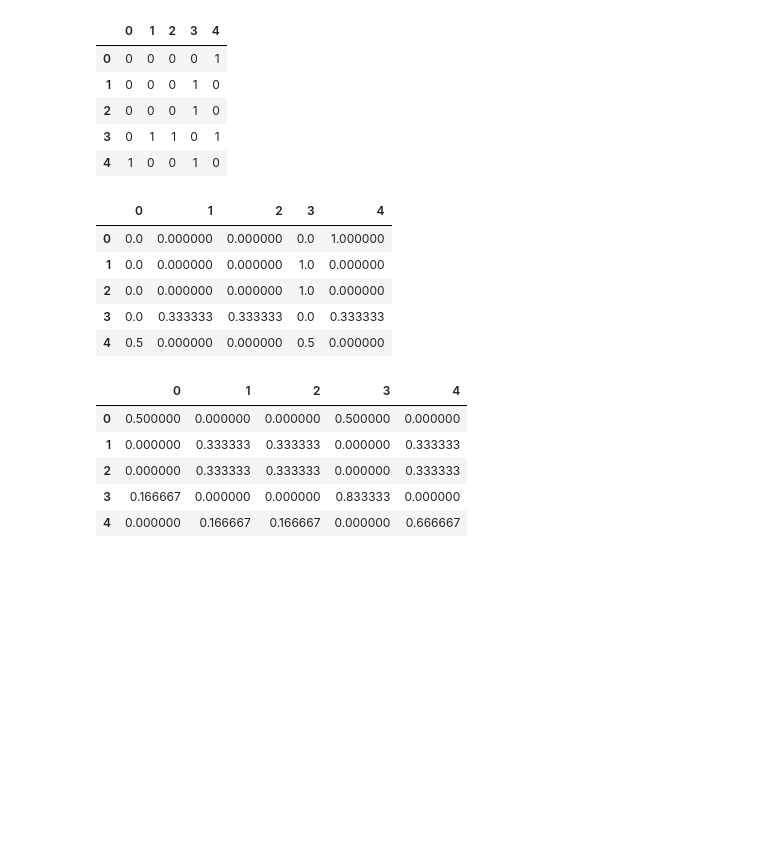
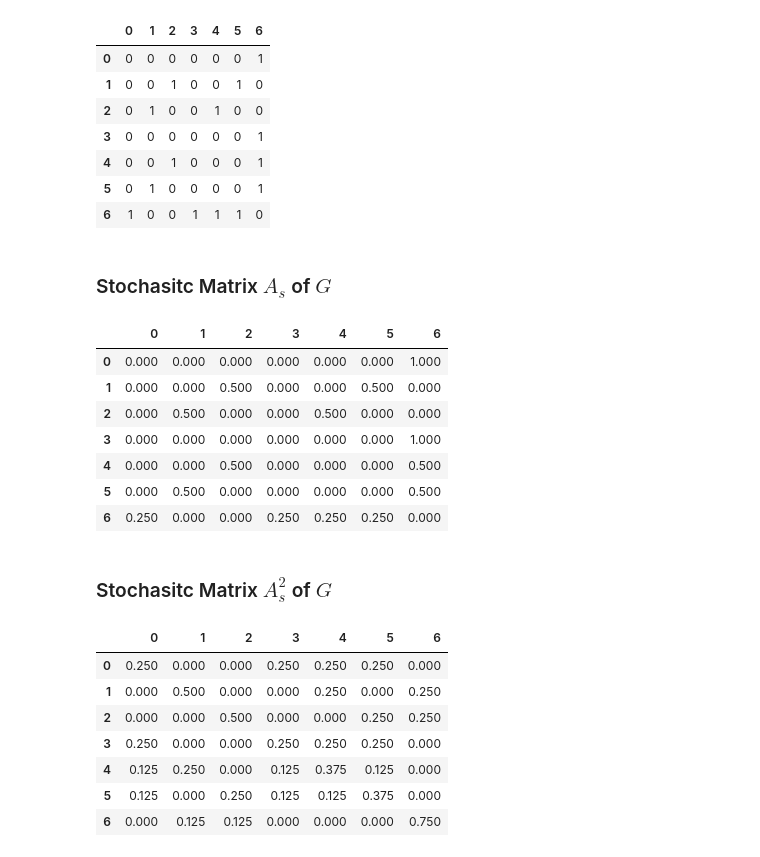
Before and after one commit to seankrobinson/DSBA-6520, a Jupyter notebook: notebooks/Matrices Lecture Examples .ipynb, the cells around one changed output. Saved outputs shown, nothing was run; the diff lists cells and outputs as text; code cells hidden in the pictures; blank space fills up the shorter version.

```diff
--- a/notebooks/Matrices Lecture Examples .ipynb
+++ b/notebooks/Matrices Lecture Examples .ipynb
@@ -5,6 +5,10 @@ import random
 import matplotlib.pyplot as plt
 import pandas as pd
 from typing import List, Dict, Tuple
+import numpy as np
+
+pd.set_option('precision', 2)
+pd.set_option('display.float_format', lambda x: '%.3f' % x)
 # %%
 def gnp_random_connected_graph(n, p):
     """
@@ -64,5 +70,5 @@ def get_stochastic_neighbour_matrix(nxg: nx.Graph = None, adjacency_matrix: List
 # %%
-nodes = 5
+nodes = 7
 seed = random.randint(1,10)
 probability = 0.1
 G = gnp_random_connected_graph(nodes,probability)
@@ -77,28 +85,40 @@ nx.draw(G, node_color='lightblue',
 A = nx.to_pandas_adjacency(G, dtype=int)
 A
 # %% [output]
-|  | 0 | 1 | 2 | 3 | 4 |
-| 0 | 0 | 0 | 0 | 0 | 1 |
-| 1 | 0 | 0 | 0 | 1 | 0 |
-| 2 | 0 | 0 | 0 | 1 | 0 |
-| 3 | 0 | 1 | 1 | 0 | 1 |
-| 4 | 1 | 0 | 0 | 1 | 0 |
+|  | 0 | 1 | 2 | 3 | 4 | 5 | 6 |
+| 0 | 0 | 0 | 0 | 0 | 0 | 0 | 1 |
+| 1 | 0 | 0 | 1 | 0 | 0 | 1 | 0 |
+| 2 | 0 | 1 | 0 | 0 | 1 | 0 | 0 |
+| 3 | 0 | 0 | 0 | 0 | 0 | 0 | 1 |
+| 4 | 0 | 0 | 1 | 0 | 0 | 0 | 1 |
+| 5 | 0 | 1 | 0 | 0 | 0 | 0 | 1 |
+| 6 | 1 | 0 | 0 | 1 | 1 | 1 | 0 |
+# %% [markdown]
+### Stochasitc Matrix $A_{s}$ of $G$
 # %%
 A_s = get_stochastic_neighbour_matrix(G)
+A_s.style.format('{:.16f}')
 A_s
 # %% [output]
-|  | 0 | 1 | 2 | 3 | 4 |
-| 0 | 0.0 | 0.000000 | 0.000000 | 0.0 | 1.000000 |
-| 1 | 0.0 | 0.000000 | 0.000000 | 1.0 | 0.000000 |
-| 2 | 0.0 | 0.000000 | 0.000000 | 1.0 | 0.000000 |
-| 3 | 0.0 | 0.333333 | 0.333333 | 0.0 | 0.333333 |
-| 4 | 0.5 | 0.000000 | 0.000000 | 0.5 | 0.000000 |
+|  | 0 | 1 | 2 | 3 | 4 | 5 | 6 |
+| 0 | 0.000 | 0.000 | 0.000 | 0.000 | 0.000 | 0.000 | 1.000 |
+| 1 | 0.000 | 0.000 | 0.500 | 0.000 | 0.000 | 0.500 | 0.000 |
+| 2 | 0.000 | 0.500 | 0.000 | 0.000 | 0.500 | 0.000 | 0.000 |
+| 3 | 0.000 | 0.000 | 0.000 | 0.000 | 0.000 | 0.000 | 1.000 |
+| 4 | 0.000 | 0.000 | 0.500 | 0.000 | 0.000 | 0.000 | 0.500 |
+| 5 | 0.000 | 0.500 | 0.000 | 0.000 | 0.000 | 0.000 | 0.500 |
+| 6 | 0.250 | 0.000 | 0.000 | 0.250 | 0.250 | 0.250 | 0.000 |
+# %% [markdown]
+### Stochasitc Matrix $A_{s}^2$ of $G$
 # %%
-A_s.dot(A_s)
+A_s = A_s.dot(A_s)
+A_s
 # %% [output]
-|  | 0 | 1 | 2 | 3 | 4 |
-| 0 | 0.500000 | 0.000000 | 0.000000 | 0.500000 | 0.000000 |
-| 1 | 0.000000 | 0.333333 | 0.333333 | 0.000000 | 0.333333 |
-| 2 | 0.000000 | 0.333333 | 0.333333 | 0.000000 | 0.333333 |
-| 3 | 0.166667 | 0.000000 | 0.000000 | 0.833333 | 0.000000 |
-| 4 | 0.000000 | 0.166667 | 0.166667 | 0.000000 | 0.666667 |
+|  | 0 | 1 | 2 | 3 | 4 | 5 | 6 |
+| 0 | 0.250 | 0.000 | 0.000 | 0.250 | 0.250 | 0.250 | 0.000 |
+| 1 | 0.000 | 0.500 | 0.000 | 0.000 | 0.250 | 0.000 | 0.250 |
+| 2 | 0.000 | 0.000 | 0.500 | 0.000 | 0.000 | 0.250 | 0.250 |
+| 3 | 0.250 | 0.000 | 0.000 | 0.250 | 0.250 | 0.250 | 0.000 |
+| 4 | 0.125 | 0.250 | 0.000 | 0.125 | 0.375 | 0.125 | 0.000 |
+| 5 | 0.125 | 0.000 | 0.250 | 0.125 | 0.125 | 0.375 | 0.000 |
+| 6 | 0.000 | 0.125 | 0.125 | 0.000 | 0.000 | 0.000 | 0.750 |
```
Also changed, not shown: parts of 7 cells of this notebook.
